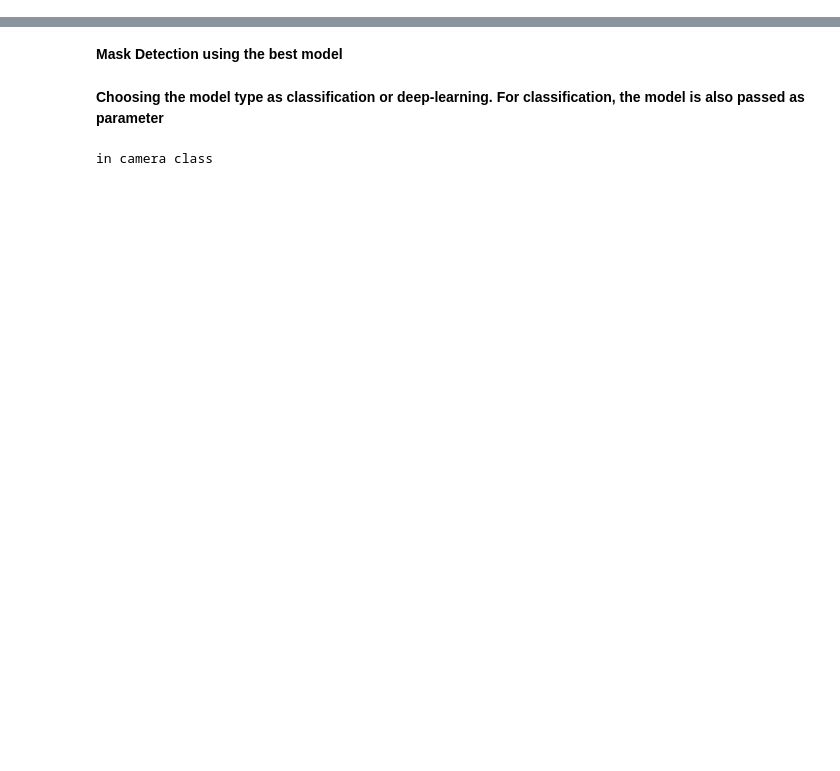
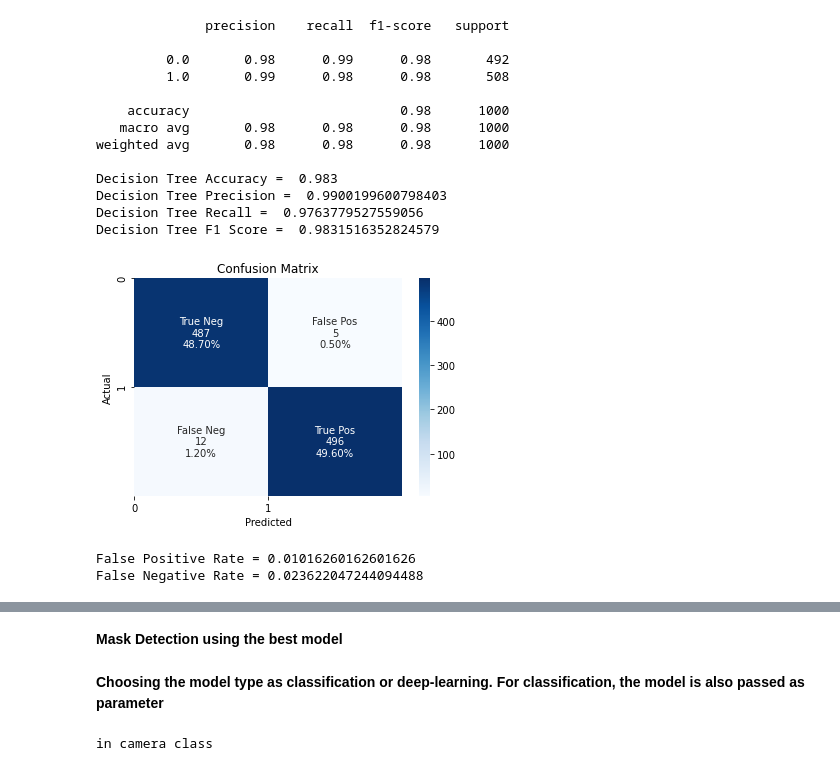
Before and after one commit to sohanasarah/FaceMaskDetection, a Jupyter notebook: evaulation.ipynb, the cells around one changed output, grey strips where cells are left out. Drawn from its saved outputs; the diff is of its cells as text; code cells hidden in the pictures; blank space fills up the shorter version.

```diff
--- a/evaulation.ipynb
+++ b/evaulation.ipynb
@@ -80,0 +87,19 @@ weighted avg       0.99      0.99      0.99      1000
+# %%
+print_performance_metrics(dt_ytest, dt_pred, 'Decision Tree')
+# %% [output]
+              precision    recall  f1-score   support
+
+         0.0       0.98      0.99      0.98       492
+         1.0       0.99      0.98      0.98       508
+
+    accuracy                           0.98      1000
+   macro avg       0.98      0.98      0.98      1000
+weighted avg       0.98      0.98      0.98      1000
+
+Decision Tree Accuracy =  0.983
+Decision Tree Precision =  0.9900199600798403
+Decision Tree Recall =  0.9763779527559056
+Decision Tree F1 Score =  0.9831516352824579
+[figure, added]
+False Positive Rate = 0.01016260162601626
+False Negative Rate = 0.023622047244094488
```
Also changed, not shown: parts of 22 cells of this notebook.
